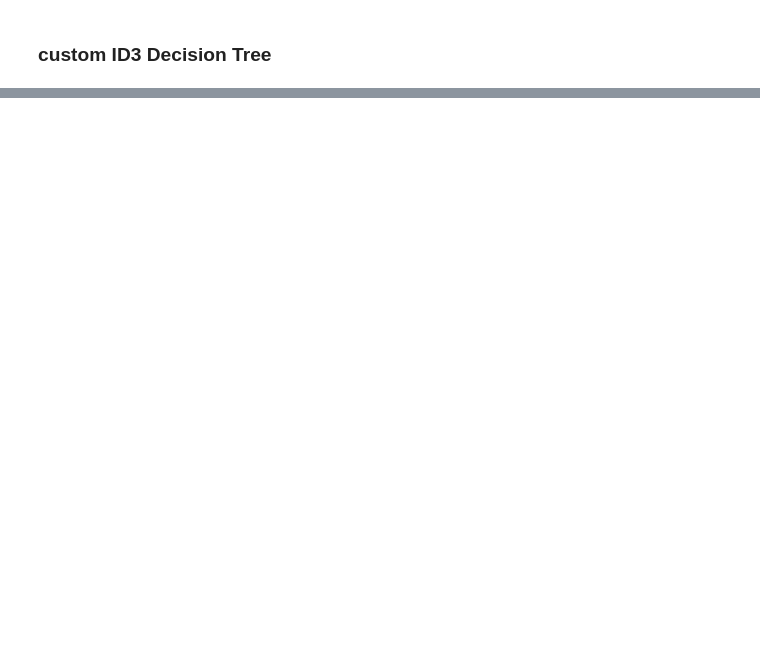
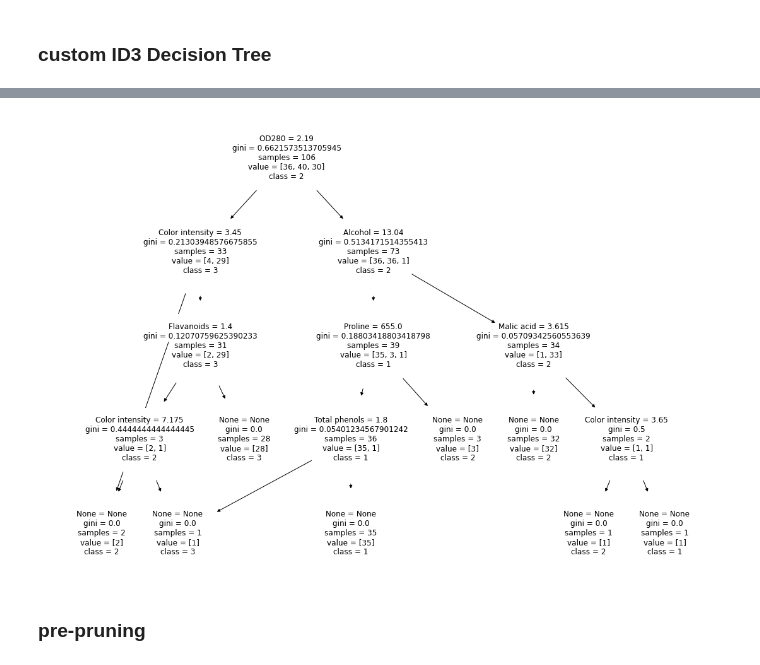
Before and after one commit to sinjy1203/Machine_Learning, a Jupyter notebook: chapter4_practice6.ipynb, the cells around one changed output, grey strips where cells are left out. Cells and saved outputs as stored; diff of their text form; code cells hidden in the pictures; blank space fills up the shorter version.

```diff
--- a/chapter4_practice6.ipynb
+++ b/chapter4_practice6.ipynb
@@ -367,0 +292,18 @@ plt.show()
+# %%
+import math
+
+class Node:
+    def __init__(self, label=None):
+        self.parent_node = None
+
+        self.feature_name = None
+        self.t = None
+        self.criterion = None
+
+        self.samples = None
+        self.label_samples = None
+
+        self.feature_val_lst = []
+        self.child_node_lst = []
+
+        self.label = label
@@ -367,0 +537,9 @@ plt.show()
+# %%
+decision_tree = DecisionTree(criterion='gini')
+decision_tree.fit(x_train, y_train)
+# %%
+decision_tree.visualize()
+# %% [output]
+[figure, added]
+# %% [markdown]
+### pre-pruning
```
Also changed, not shown: parts of 29 cells of this notebook, 2 other files.
